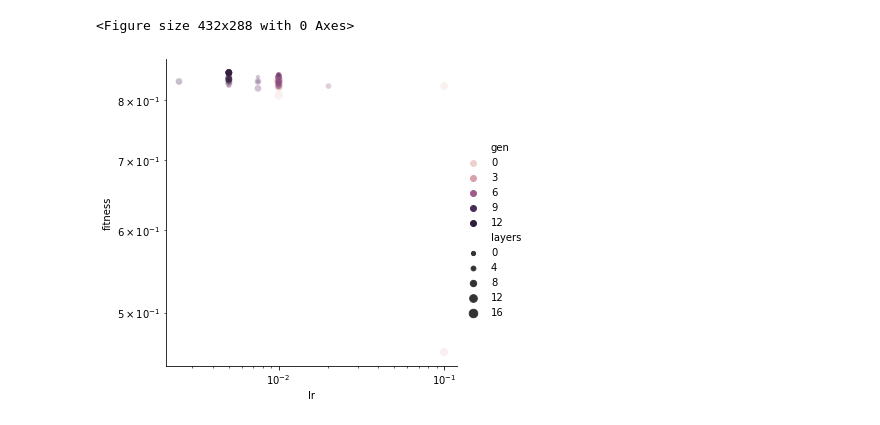
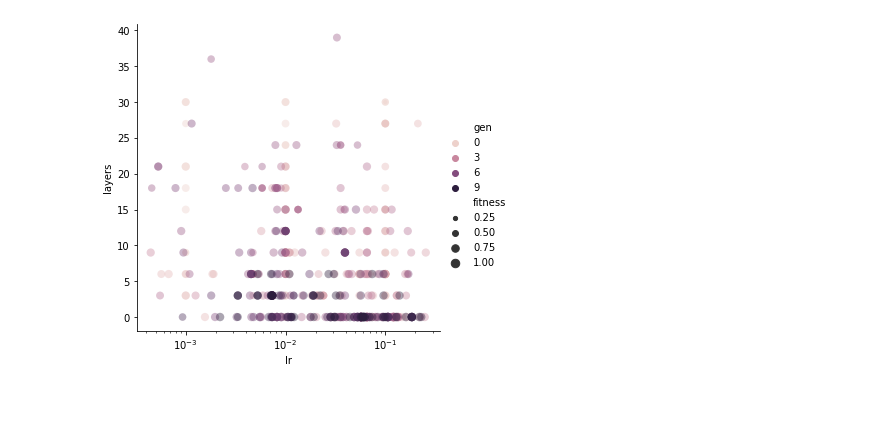
Before and after one commit to joseppinto/gann, a Jupyter notebook: src/results.ipynb, the cells around one changed output. Drawn from its saved outputs; the diff is of its cells as text; code cells hidden in the pictures.

```diff
--- a/src/results.ipynb
+++ b/src/results.ipynb
@@ -16,10 +16,8 @@ df.head()
 # %%
-plt.figure()
-sns.relplot(data=df, y='fitness', x='lr', hue='gen',
-            kind='scatter', size='layers', alpha=0.3, edgecolor='none'
+sns.relplot(data=df, y='layers', x='lr', hue='gen',
+            kind='scatter', size='fitness', alpha=0.4, edgecolor='none'
             )
-plt.yscale('log')
 plt.xscale('log')
+#plt.savefig('out1.png')
 # %% [output]
-<Figure size 432x288 with 0 Axes>
-[figure, old version]
+[figure, new version]
```
Also changed, not shown: parts of 3 cells of this notebook, 6 other files.
